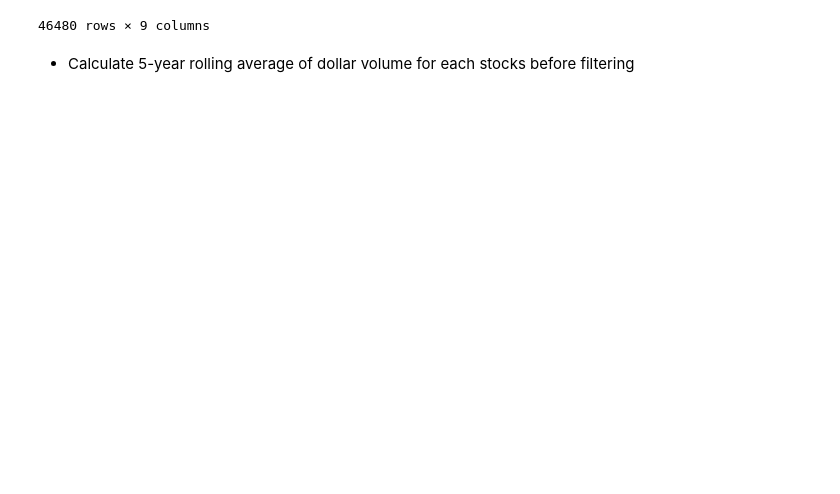
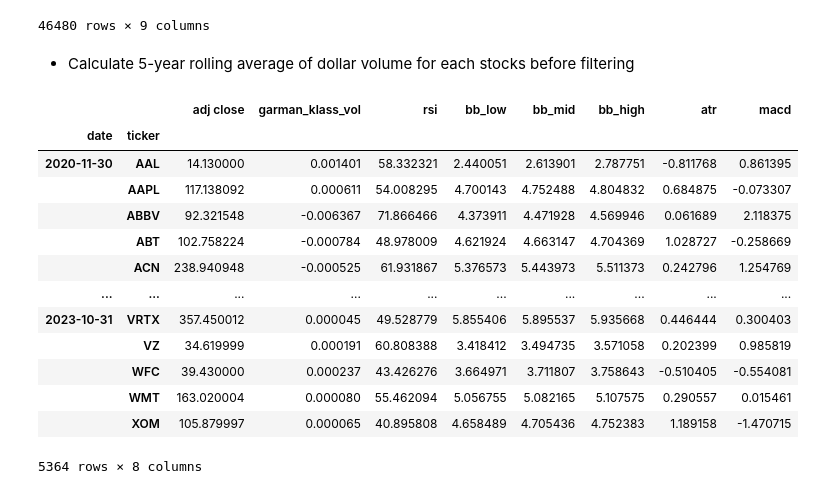
Before and after one commit to AlanJereb/algo-trading-unsupervised-ML, a Jupyter notebook: base.ipynb, the cells around one changed output. Saved outputs shown, nothing was run; the diff lists cells and outputs as text; code cells hidden in the pictures; blank space fills up the shorter version.

Commit message:
Aggregate to monthly level and filter top 150 most liquid stocks for each month

```diff
--- a/base.ipynb
+++ b/base.ipynb
@@ -156,3 +156,27 @@ data
 46480 rows × 9 columns
 # %% [markdown]
 - Calculate 5-year rolling average of dollar volume for each stocks before filtering
+# %%
+#data['dollar_volume'] = (data['dollar_volume'].unstack('ticker').rolling(5*12).mean().stack())
+
+# data['dollar_vol_rank'] = (data.groupby('date')['dollar_volume'].rank(ascending=False))
+
+## we can drop dollar volume and dollar_vol_rank since we got out top 150 stocks
+data = data[data['dollar_vol_rank']<150].drop(['dollar_volume', 'dollar_vol_rank'], axis=1)
+
+data
+# %% [output]
+|  |  | adj close | garman_klass_vol | rsi | bb_low | bb_mid | bb_high | atr | macd |
+| date | ticker |  |  |  |  |  |  |  |  |
+| 2020-11-30 | AAL | 14.130000 | 0.001401 | 58.332321 | 2.440051 | 2.613901 | 2.787751 | -0.811768 | 0.861395 |
+|  | AAPL | 117.138092 | 0.000611 | 54.008295 | 4.700143 | 4.752488 | 4.804832 | 0.684875 | -0.073307 |
+|  | ABBV | 92.321548 | -0.006367 | 71.866466 | 4.373911 | 4.471928 | 4.569946 | 0.061689 | 2.118375 |
+|  | ABT | 102.758224 | -0.000784 | 48.978009 | 4.621924 | 4.663147 | 4.704369 | 1.028727 | -0.258669 |
+|  | ACN | 238.940948 | -0.000525 | 61.931867 | 5.376573 | 5.443973 | 5.511373 | 0.242796 | 1.254769 |
+| ... | ... | ... | ... | ... | ... | ... | ... | ... | ... |
+| 2023-10-31 | VRTX | 357.450012 | 0.000045 | 49.528779 | 5.855406 | 5.895537 | 5.935668 | 0.446444 | 0.300403 |
+|  | VZ | 34.619999 | 0.000191 | 60.808388 | 3.418412 | 3.494735 | 3.571058 | 0.202399 | 0.985819 |
+|  | WFC | 39.430000 | 0.000237 | 43.426276 | 3.664971 | 3.711807 | 3.758643 | -0.510405 | -0.554081 |
+|  | WMT | 163.020004 | 0.000080 | 55.462094 | 5.056755 | 5.082165 | 5.107575 | 0.290557 | 0.015461 |
+|  | XOM | 105.879997 | 0.000065 | 40.895808 | 4.658489 | 4.705436 | 4.752383 | 1.189158 | -1.470715 |
+5364 rows × 8 columns
```
